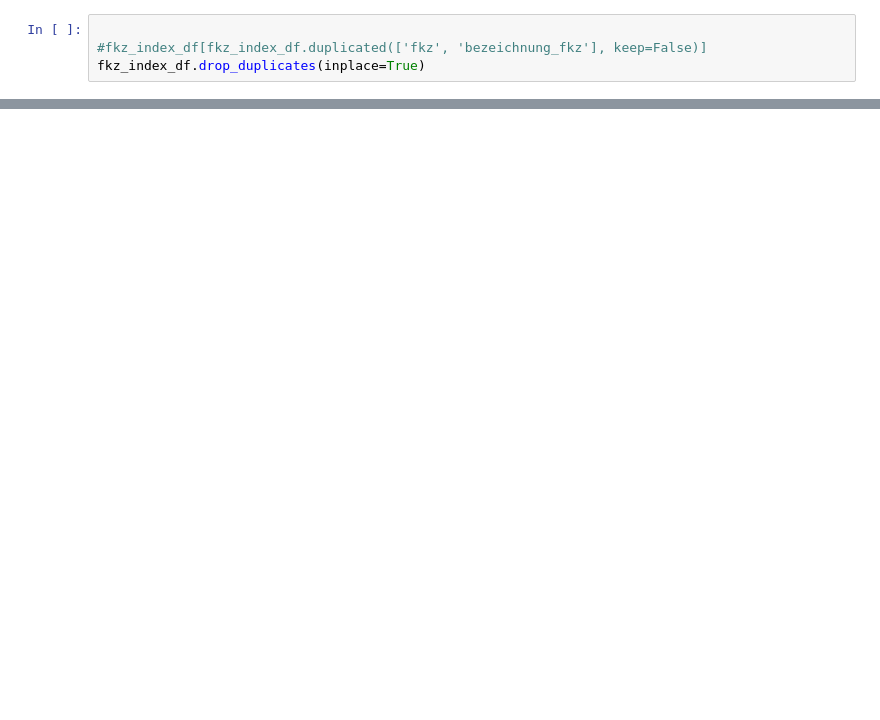
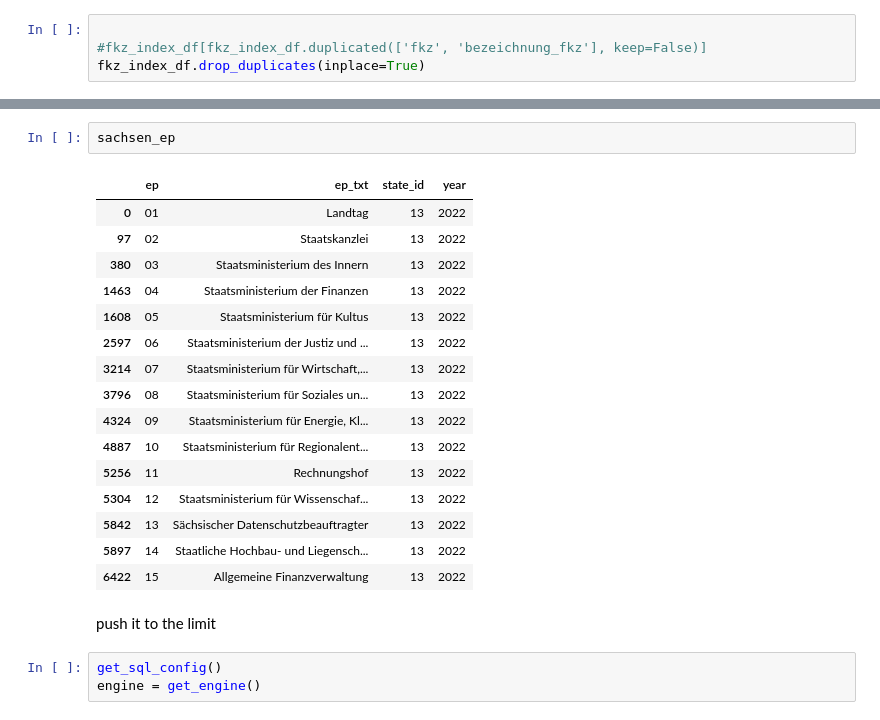
Before and after one commit to Toffeltonius/Haushaltsged-ns, a Jupyter notebook: upload_budget_sachs.ipynb, the cells around one changed output, grey strips where cells are left out. Cells and saved outputs as stored; diff of their text form; blank space fills up the shorter version.

```diff
--- a/upload_budget_sachs.ipynb
+++ b/upload_budget_sachs.ipynb
@@ -112,0 +335,24 @@ fkz_index_df.info()
+# %%
+sachsen_ep
+# %% [output]
+|  | ep | ep_txt | state_id | year |
+| 0 | 01 | Landtag | 13 | 2022 |
+| 97 | 02 | Staatskanzlei | 13 | 2022 |
+| 380 | 03 | Staatsministerium des Innern | 13 | 2022 |
+| 1463 | 04 | Staatsministerium der Finanzen | 13 | 2022 |
+| 1608 | 05 | Staatsministerium für Kultus | 13 | 2022 |
+| 2597 | 06 | Staatsministerium der Justiz und ... | 13 | 2022 |
+| 3214 | 07 | Staatsministerium für Wirtschaft,... | 13 | 2022 |
+| 3796 | 08 | Staatsministerium für Soziales un... | 13 | 2022 |
+| 4324 | 09 | Staatsministerium für Energie, Kl... | 13 | 2022 |
+| 4887 | 10 | Staatsministerium für Regionalent... | 13 | 2022 |
+| 5256 | 11 | Rechnungshof | 13 | 2022 |
+| 5304 | 12 | Staatsministerium für Wissenschaf... | 13 | 2022 |
+| 5842 | 13 | Sächsischer Datenschutzbeauftragter | 13 | 2022 |
+| 5897 | 14 | Staatliche Hochbau- und Liegensch... | 13 | 2022 |
+| 6422 | 15 | Allgemeine Finanzverwaltung | 13 | 2022 |
+# %% [markdown]
+push it to the limit
+# %%
+get_sql_config()
+engine = get_engine()
```
Also changed, not shown: parts of 26 cells of this notebook, 5 other files.
